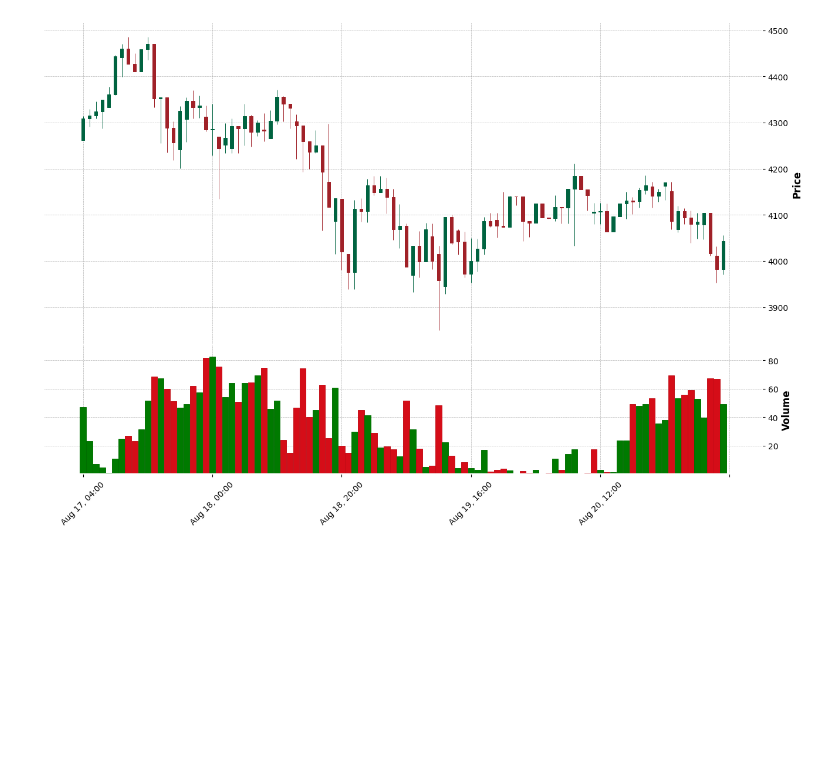
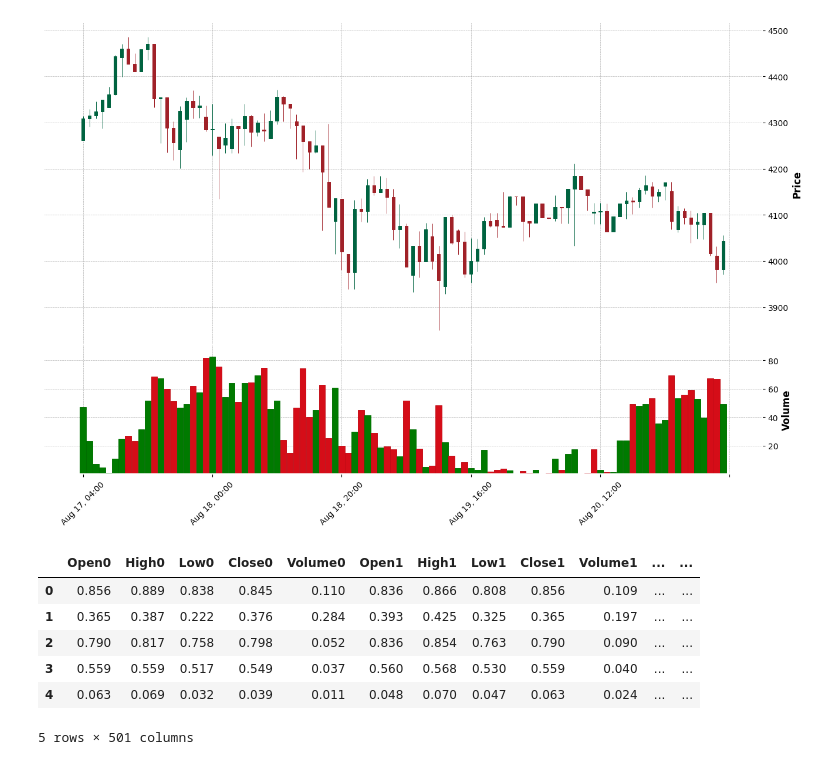
Before and after one commit to shuoscaryo/qualentum_tfb, a Jupyter notebook: generate_datasets.ipynb, the cells around one changed output. Saved outputs shown, nothing was run; the diff lists cells and outputs as text; code cells hidden in the pictures; blank space fills up the shorter version.

```diff
--- a/generate_datasets.ipynb
+++ b/generate_datasets.ipynb
@@ -425,3 +425,17 @@ mpf.plot(ref_df, type='candle', style='charles', volume=True, figsize=(17, 11))
 Dataset BTCUSD_dataset_1H_100candles found. Loading...
 [figure]
 [figure]
+# %%
+import pandas as pd
+import my_functions as ft
+df = ft.load_dataset("BTCUSD_dataset_1H_100candles")
+
+df.head()
+# %% [output]
+|  | Open0 | High0 | Low0 | Close0 | Volume0 | Open1 | High1 | Low1 | Close1 | Volume1 | ... | ... |
+| 0 | 0.856 | 0.889 | 0.838 | 0.845 | 0.110 | 0.836 | 0.866 | 0.808 | 0.856 | 0.109 | ... | ... |
+| 1 | 0.365 | 0.387 | 0.222 | 0.376 | 0.284 | 0.393 | 0.425 | 0.325 | 0.365 | 0.197 | ... | ... |
+| 2 | 0.790 | 0.817 | 0.758 | 0.798 | 0.052 | 0.836 | 0.854 | 0.763 | 0.790 | 0.090 | ... | ... |
+| 3 | 0.559 | 0.559 | 0.517 | 0.549 | 0.037 | 0.560 | 0.568 | 0.530 | 0.559 | 0.040 | ... | ... |
+| 4 | 0.063 | 0.069 | 0.032 | 0.039 | 0.011 | 0.048 | 0.070 | 0.047 | 0.063 | 0.024 | ... | ... |
+5 rows × 501 columns
```
Also changed, not shown: 18 other files.
